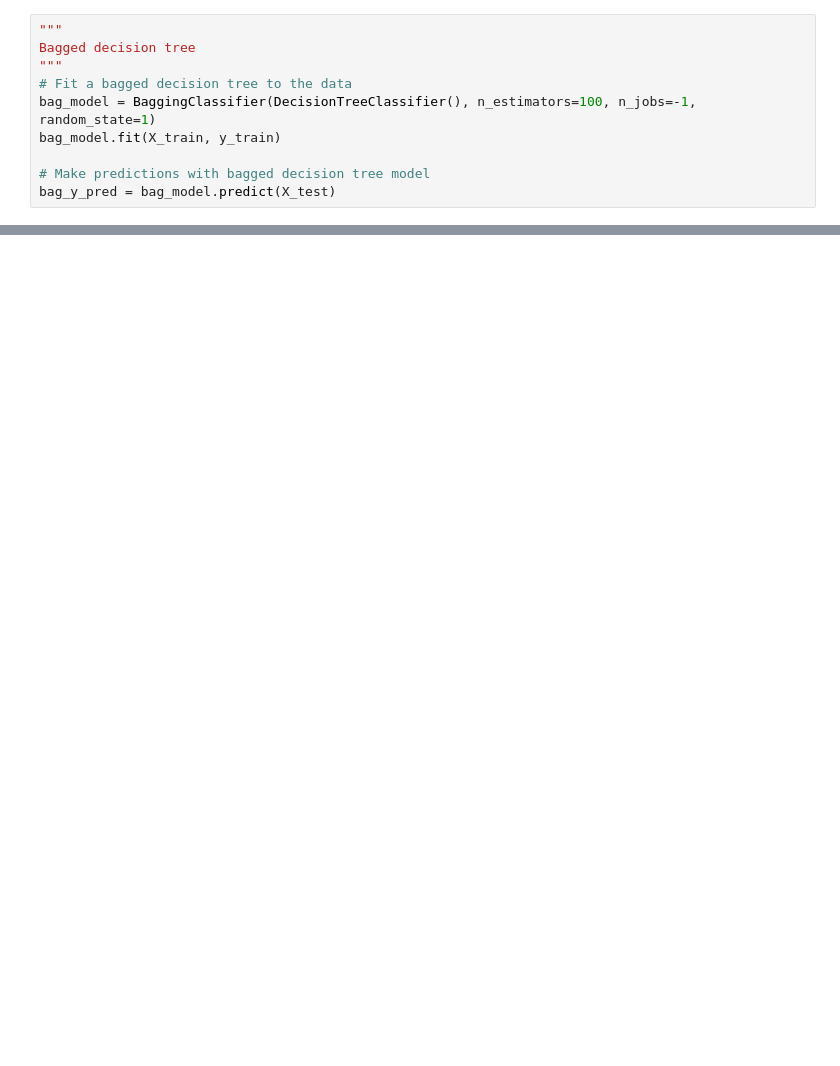
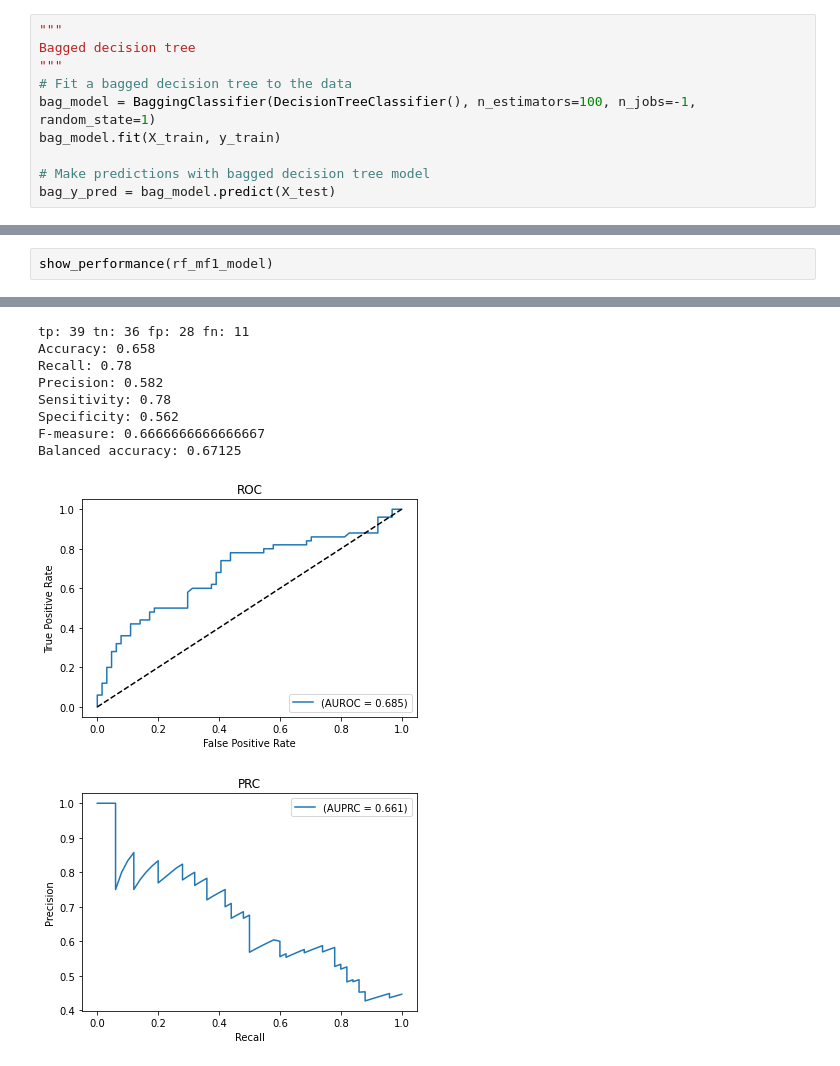
Before and after one commit to PoonLab/OpenRDP, a Jupyter notebook: model/RDP5.ipynb, the cells around one changed output, grey strips where cells are left out. Drawn from its saved outputs; the diff is of its cells as text; blank space fills up the shorter version.

```diff
--- a/model/RDP5.ipynb
+++ b/model/RDP5.ipynb
@@ -181,0 +282,3 @@ g = sns.pairplot(data, hue="Label", palette="Set2", diag_kind="kde")
+# %%
+show_performance(rf_mf1_model)
+# %% [output]
@@ -181,0 +290,10 @@ g = sns.pairplot(data, hue="Label", palette="Set2", diag_kind="kde")
+tp: 39 tn: 36 fp: 28 fn: 11
+Accuracy: 0.658
+Recall: 0.78
+Precision: 0.582
+Sensitivity: 0.78
+Specificity: 0.562
+F-measure: 0.6666666666666667
+Balanced accuracy: 0.67125
+[figure, added]
+[figure, added]
```
Also changed, not shown: parts of 13 cells of this notebook.
